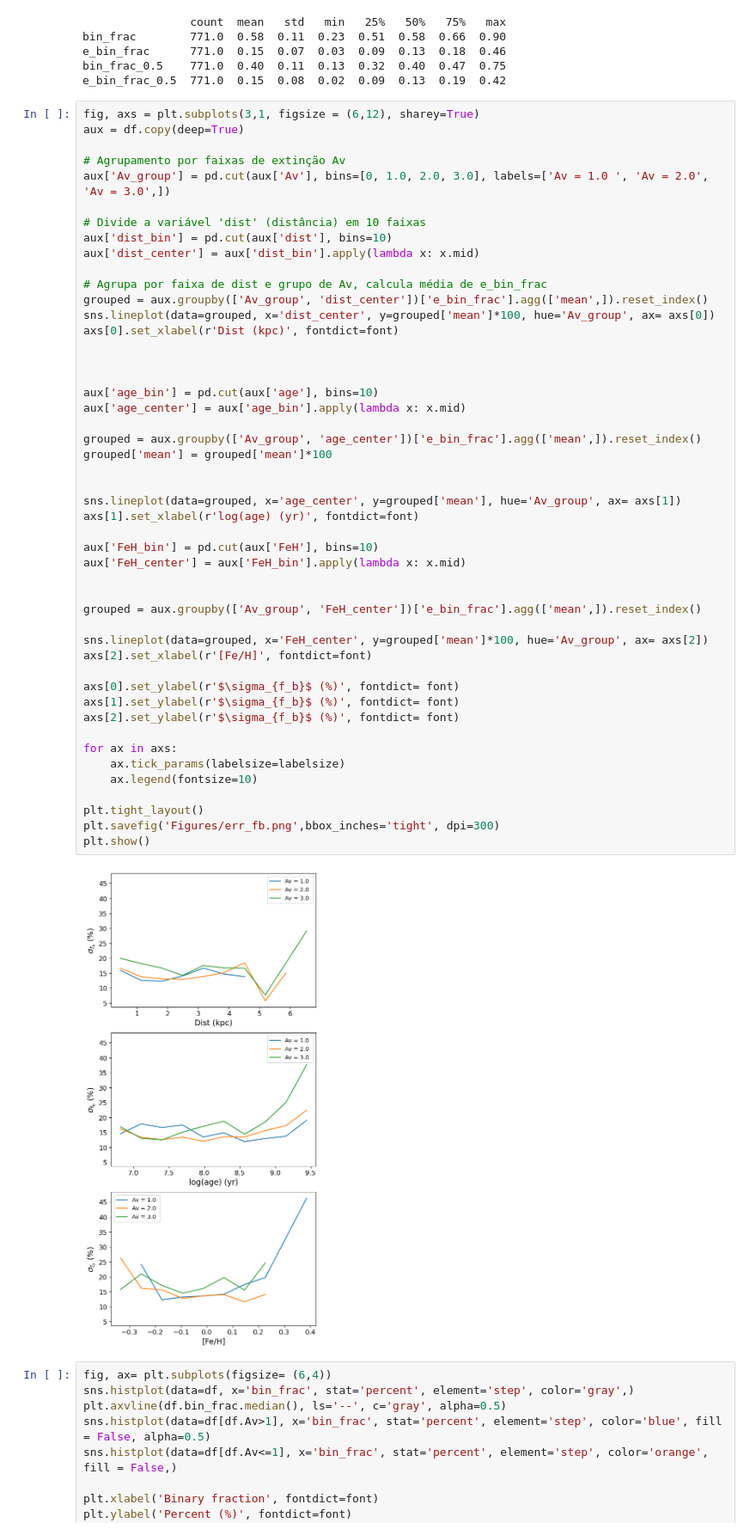
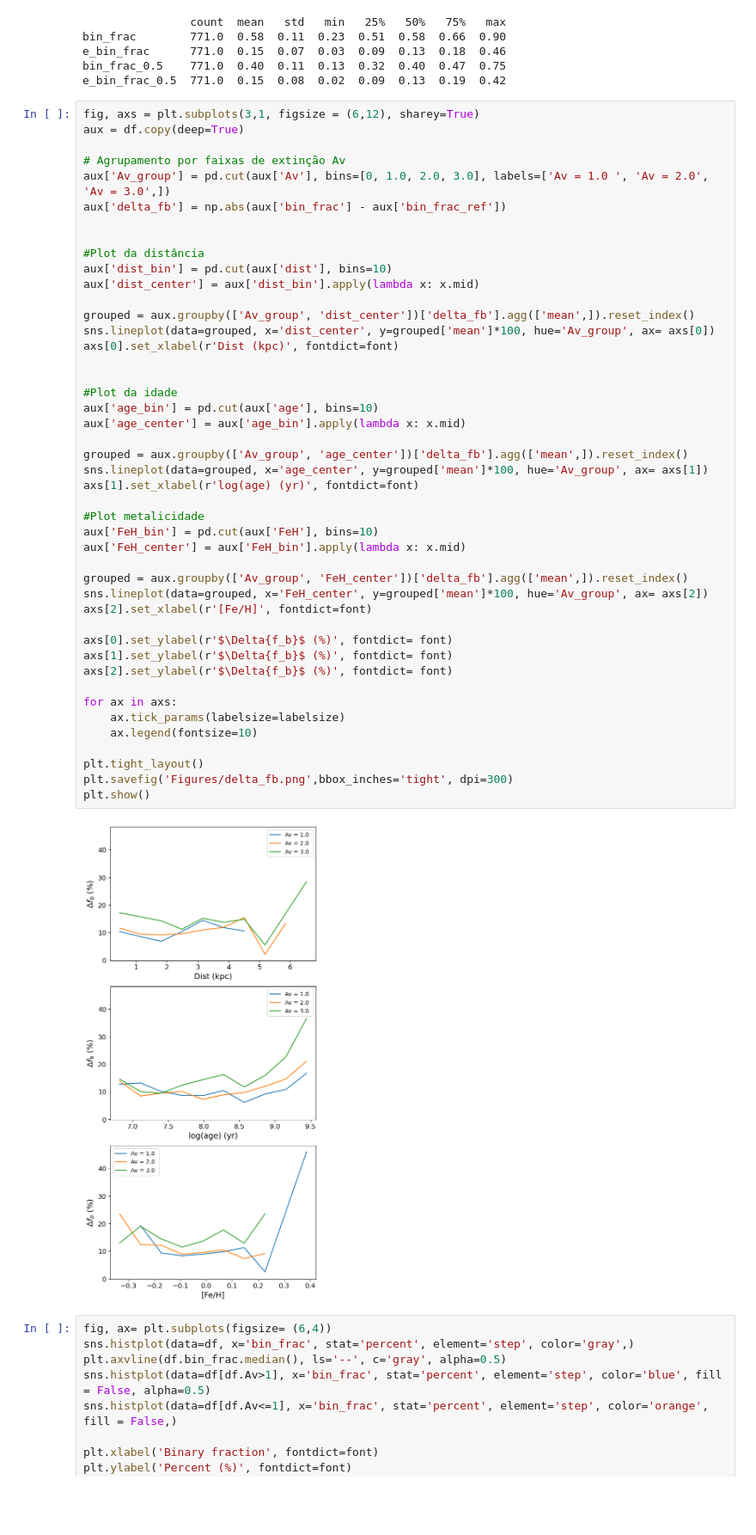
Before and after one commit to RuanPH26/stellar_multiplicity_in_open_clusters, a Jupyter notebook: data_description.ipynb, the cells around one changed output. Shown at 86% size. Saved outputs shown, nothing was run; the diff lists cells and outputs as text; blank space fills up the shorter version.

```diff
--- a/data_description.ipynb
+++ b/data_description.ipynb
@@ -146,50 +164,47 @@ aux = df.copy(deep=True)
 
 # Agrupamento por faixas de extinção Av
 aux['Av_group'] = pd.cut(aux['Av'], bins=[0, 1.0, 2.0, 3.0], labels=['Av = 1.0 ', 'Av = 2.0', 'Av = 3.0',])
+aux['delta_fb'] = np.abs(aux['bin_frac'] - aux['bin_frac_ref'])
 
-# Divide a variável 'dist' (distância) em 10 faixas
+
+#Plot da distância
 aux['dist_bin'] = pd.cut(aux['dist'], bins=10)
 aux['dist_center'] = aux['dist_bin'].apply(lambda x: x.mid)
 
-# Agrupa por faixa de dist e grupo de Av, calcula média de e_bin_frac
-grouped = aux.groupby(['Av_group', 'dist_center'])['e_bin_frac'].agg(['mean',]).reset_index()
+grouped = aux.groupby(['Av_group', 'dist_center'])['delta_fb'].agg(['mean',]).reset_index()
 sns.lineplot(data=grouped, x='dist_center', y=grouped['mean']*100, hue='Av_group', ax= axs[0])
 axs[0].set_xlabel(r'Dist (kpc)', fontdict=font)
 
 
-
+#Plot da idade
 aux['age_bin'] = pd.cut(aux['age'], bins=10)
 aux['age_center'] = aux['age_bin'].apply(lambda x: x.mid)
 
-grouped = aux.groupby(['Av_group', 'age_center'])['e_bin_frac'].agg(['mean',]).reset_index()
-grouped['mean'] = grouped['mean']*100
-
-
-sns.lineplot(data=grouped, x='age_center', y=grouped['mean'], hue='Av_group', ax= axs[1])
+grouped = aux.groupby(['Av_group', 'age_center'])['delta_fb'].agg(['mean',]).reset_index()
+sns.lineplot(data=grouped, x='age_center', y=grouped['mean']*100, hue='Av_group', ax= axs[1])
 axs[1].set_xlabel(r'log(age) (yr)', fontdict=font)
 
+#Plot metalicidade
 aux['FeH_bin'] = pd.cut(aux['FeH'], bins=10)
 aux['FeH_center'] = aux['FeH_bin'].apply(lambda x: x.mid)
 
-
-grouped = aux.groupby(['Av_group', 'FeH_center'])['e_bin_frac'].agg(['mean',]).reset_index()
-
+grouped = aux.groupby(['Av_group', 'FeH_center'])['delta_fb'].agg(['mean',]).reset_index()
 sns.lineplot(data=grouped, x='FeH_center', y=grouped['mean']*100, hue='Av_group', ax= axs[2])
 axs[2].set_xlabel(r'[Fe/H]', fontdict=font)
 
-axs[0].set_ylabel(r'$\sigma_{f_b}$ (%)', fontdict= font)
-axs[1].set_ylabel(r'$\sigma_{f_b}$ (%)', fontdict= font)
-axs[2].set_ylabel(r'$\sigma_{f_b}$ (%)', fontdict= font)
+axs[0].set_ylabel(r'$\Delta{f_b}$ (%)', fontdict= font)
+axs[1].set_ylabel(r'$\Delta{f_b}$ (%)', fontdict= font)
+axs[2].set_ylabel(r'$\Delta{f_b}$ (%)', fontdict= font)
 
 for ax in axs:
     ax.tick_params(labelsize=labelsize)
     ax.legend(fontsize=10)
 
 plt.tight_layout()
-plt.savefig('Figures/err_fb.png',bbox_inches='tight', dpi=300)
+plt.savefig('Figures/delta_fb.png',bbox_inches='tight', dpi=300)
 plt.show()
 # %% [output]
-[figure, old version]
+[figure, new version]
 # %%
 fig, ax= plt.subplots(figsize= (6,4))
 sns.histplot(data=df, x='bin_frac', stat='percent', element='step', color='gray',)
```
Also changed, not shown: parts of 7 cells of this notebook, 15 other files.
